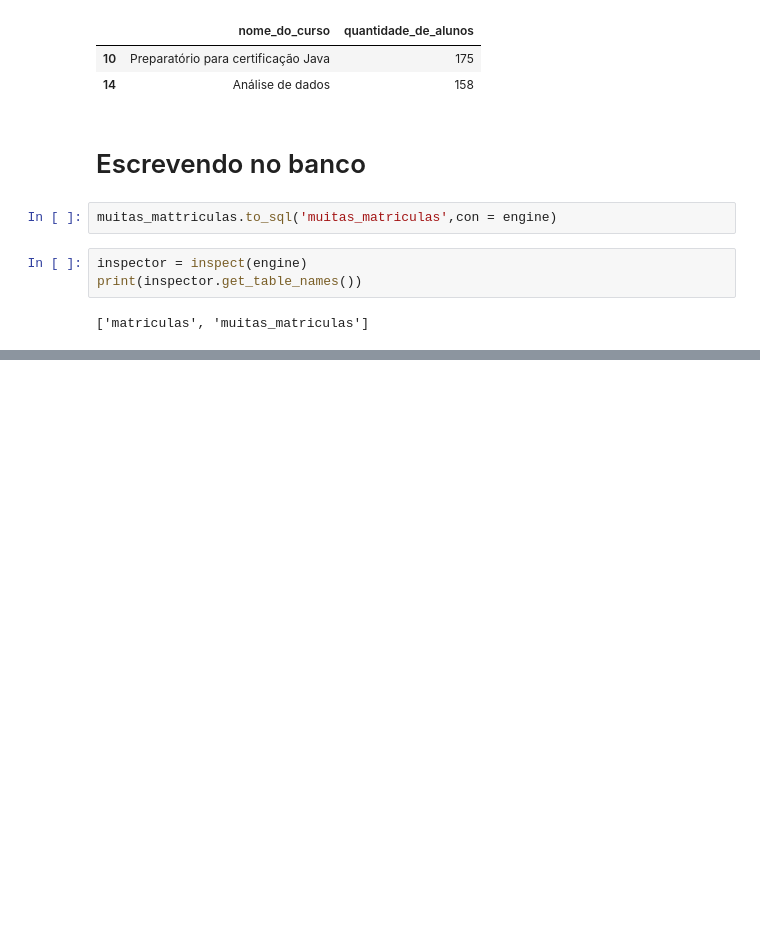
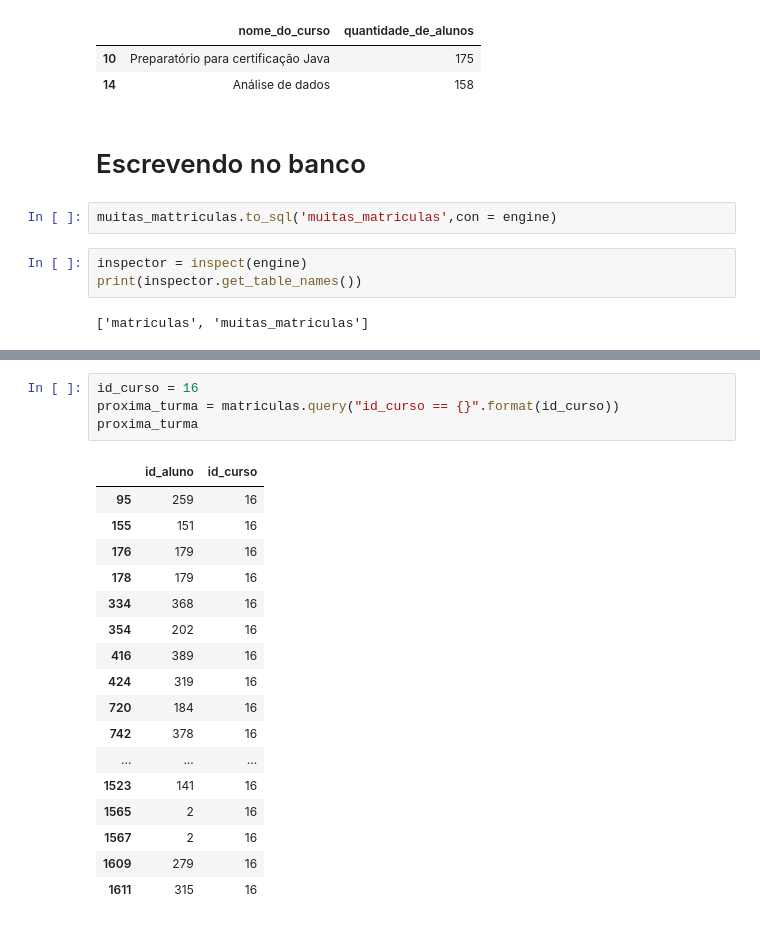
Before and after one commit to GabrielTB1/Pandas-IO, a Jupyter notebook: Pandas_IO.ipynb, the cells around one changed output, grey strips where cells are left out. Saved outputs shown, nothing was run; the diff lists cells and outputs as text; blank space fills up the shorter version.

```diff
--- a/Pandas_IO.ipynb
+++ b/Pandas_IO.ipynb
@@ -452,0 +492,22 @@ print(inspector.get_table_names())
+# %%
+id_curso = 16
+proxima_turma = matriculas.query("id_curso == {}".format(id_curso))
+proxima_turma
+# %% [output]
+|  | id_aluno | id_curso |
+| 95 | 259 | 16 |
+| 155 | 151 | 16 |
+| 176 | 179 | 16 |
+| 178 | 179 | 16 |
+| 334 | 368 | 16 |
+| 354 | 202 | 16 |
+| 416 | 389 | 16 |
+| 424 | 319 | 16 |
+| 720 | 184 | 16 |
+| 742 | 378 | 16 |
+| ... | ... | ... |
+| 1523 | 141 | 16 |
+| 1565 | 2 | 16 |
+| 1567 | 2 | 16 |
+| 1609 | 279 | 16 |
+| 1611 | 315 | 16 |
```
Also changed, not shown: parts of 12 cells of this notebook.
